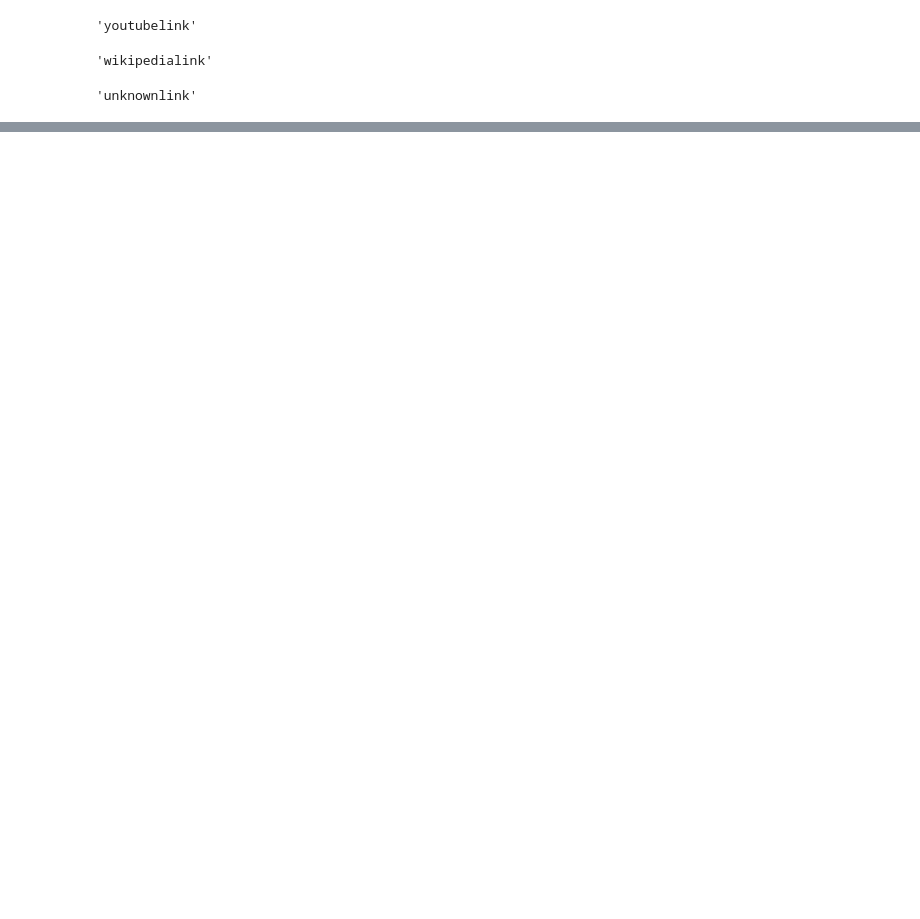
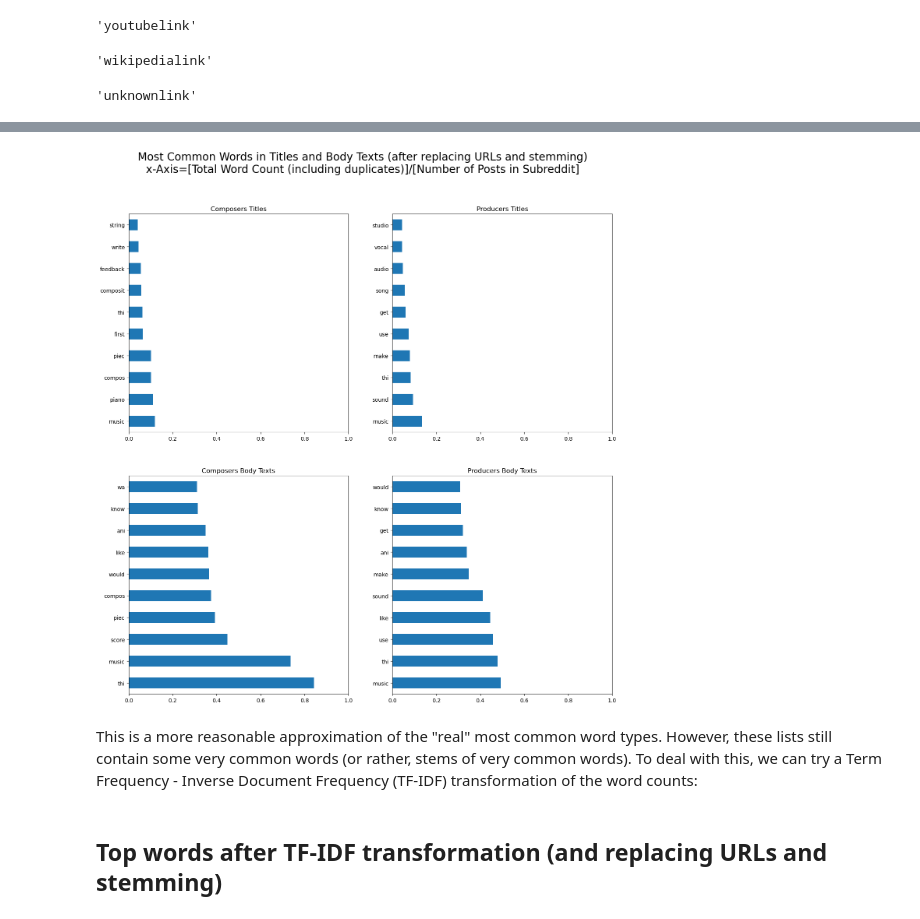
Before and after one commit to simonlazarus/Classifying-Music-Makers-from-Message-Data, a Jupyter notebook: code/03_EDA.ipynb, the cells around one changed output, grey strips where cells are left out. Cells and saved outputs as stored; diff of their text form; code cells hidden in the pictures; blank space fills up the shorter version.

```diff
--- a/code/03_EDA.ipynb
+++ b/code/03_EDA.ipynb
@@ -312,0 +365,7 @@ def url_preprocessor(text):
+# %%
+def stem_processor(text):
+    words = re.split('\s+', text)
+    ps = PorterStemmer()
+    words_stemmed = [ps.stem(x) for x in words]
+    text = " ".join(words_stemmed)
+    return text
@@ -349,0 +423,43 @@ fig.suptitle('Most Common Words in Titles and Body Texts (after replacing URLs)'
+# %%
+cv = CountVectorizer(stop_words = stopwords.words('english'),
+                     preprocessor= lambda x : stem_processor(url_preprocessor(x)))
+
+comps_title_words = cv.fit_transform(comps['title'])
+comps_title_words_df = pd.DataFrame(comps_title_words.todense(), columns=cv.get_feature_names_out())
+
+prods_title_words = cv.fit_transform(prods['title'])
+prods_title_words_df = pd.DataFrame(prods_title_words.todense(), columns=cv.get_feature_names_out())
+
+comps_text_words = cv.fit_transform(comps['text'])
+comps_text_words_df = pd.DataFrame(comps_text_words.todense(), columns=cv.get_feature_names_out())
+
+prods_text_words = cv.fit_transform(prods['text'])
+prods_text_words_df = pd.DataFrame(prods_text_words.todense(), columns=cv.get_feature_names_out())
+# %%
+fig, ax = plt.subplots(2,2, figsize=(16,16))
+
+comps_title_words_df.mean().sort_values(ascending=False).head(10).plot(kind='barh',
+                                                                      ax=ax[0,0],
+                                                                     title='Composers Titles',
+                                                                     xlim=[0,1])
+comps_text_words_df.mean().sort_values(ascending=False).head(10).plot(kind='barh',
+                                                                      ax=ax[1,0],
+                                                                     title='Composers Body Texts',
+                                                                    xlim=[0,1])
+prods_title_words_df.mean().sort_values(ascending=False).head(10).plot(kind='barh',
+                                                                      ax=ax[0,1],
+                                                                     title='Producers Titles',
+                                                                     xlim=[0,1])
+prods_text_words_df.mean().sort_values(ascending=False).head(10).plot(kind='barh',
+                                                                      ax=ax[1,1],
+                                                                     title='Producers Body Texts',
+                                                                    xlim=[0,1])
+
+#Set title for whole figure
+fig.suptitle('Most Common Words in Titles and Body Texts (after replacing URLs and stemming)\nx-Axis=[Total Word Count (including duplicates)]/[Number of Posts in Subreddit]', fontsize=20);
+# %% [output]
+[figure, added]
+# %% [markdown]
+This is a more reasonable approximation of the "real" most common word types.  However, these lists still contain some very common words (or rather, stems of very common words).  To deal with this, we can try a Term Frequency - Inverse Document Frequency (TF-IDF) transformation of the word counts:
+# %% [markdown]
+## Top words after TF-IDF transformation (and replacing URLs and stemming)
```
Also changed, not shown: parts of 31 cells of this notebook, 3 other files.
